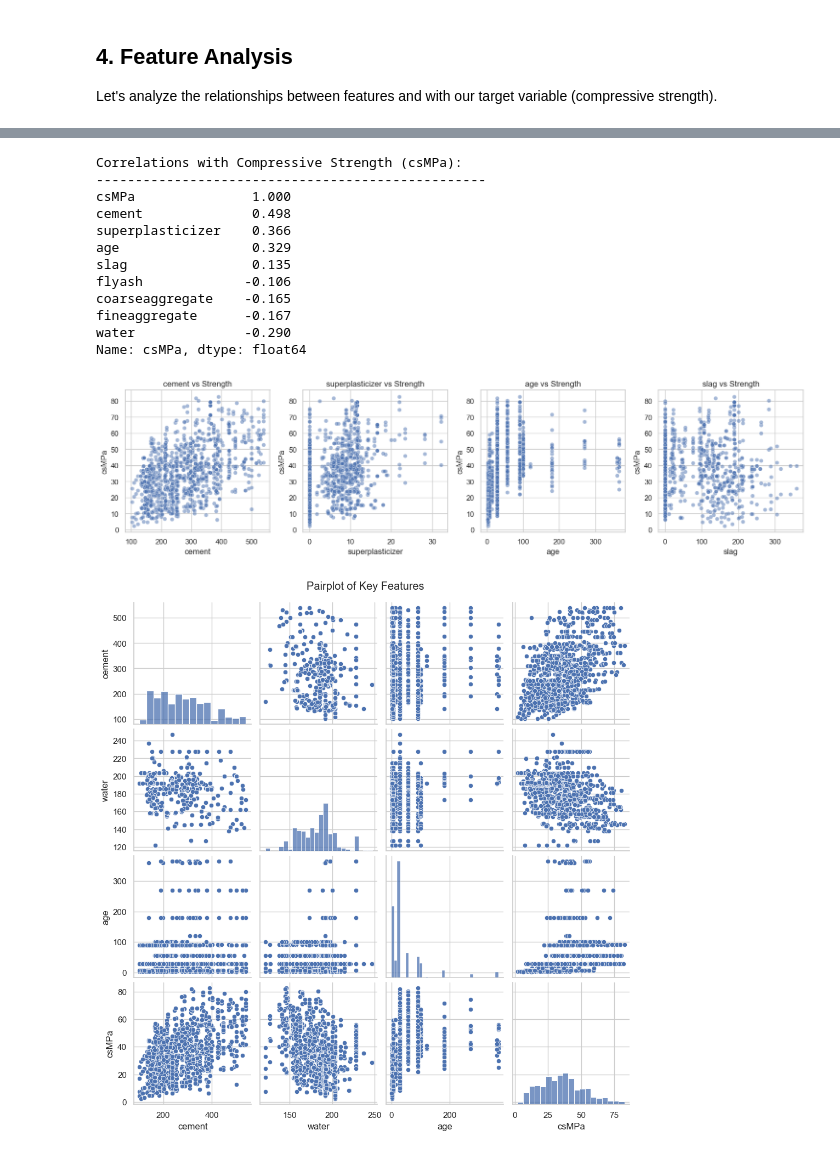
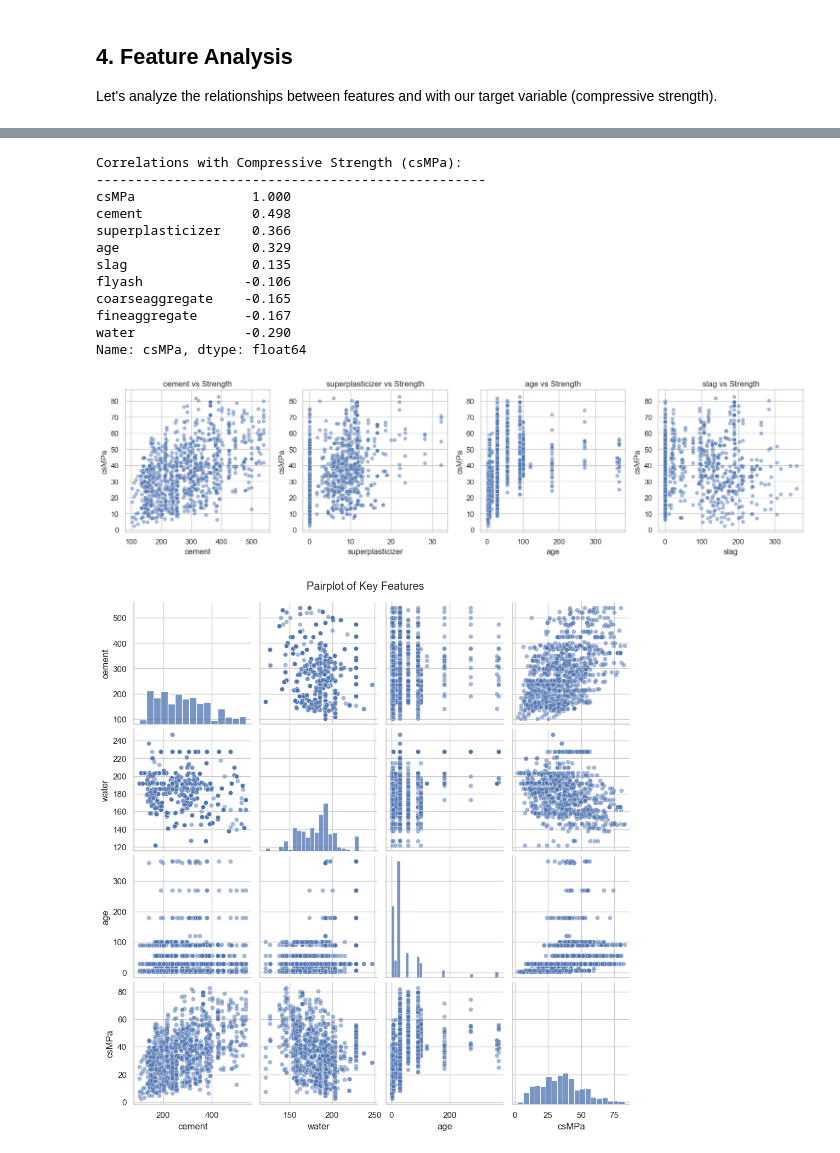
Before and after one commit to alireza-a9024/concrete-strength, a Jupyter notebook: notebooks/2_data_understanding.ipynb, the cells around one changed output, grey strips where cells are left out. Drawn from its saved outputs; the diff is of its cells as text; code cells hidden in the pictures.

```diff
--- a/notebooks/2_data_understanding.ipynb
+++ b/notebooks/2_data_understanding.ipynb
@@ -356,35 +330,35 @@ print(strength_correlations)
 
 # Scatter plots of top correlated features with strength
 top_features = strength_correlations[1:5].index  # Exclude csMPa itself
 plt.figure(figsize=(15, 4))
 for i, feature in enumerate(top_features, 1):
     plt.subplot(1, 4, i)
     sns.scatterplot(data=df, x=feature, y='csMPa', alpha=0.5)
     plt.title(f'{feature} vs Strength')
 plt.tight_layout()
 plt.show()
 
 # Pairplot of the most important features
 important_features = ['cement', 'water', 'age', 'csMPa']
-sns.pairplot(df[important_features])
+sns.pairplot(df[important_features], plot_kws={'alpha':0.5})
 plt.suptitle('Pairplot of Key Features', y=1.02)
 plt.show()
 # %% [output]
 [figure]
 Correlations with Compressive Strength (csMPa):
 --------------------------------------------------
 csMPa               1.000
 cement              0.498
 superplasticizer    0.366
 age                 0.329
 slag                0.135
 flyash             -0.106
 coarseaggregate    -0.165
 fineaggregate      -0.167
 water              -0.290
 Name: csMPa, dtype: float64
 [figure]
-[figure, old version]
+[figure, new version]
 # %% [markdown]
 ## Summary of Findings
 
```
Also changed, not shown: parts of 3 cells of this notebook.
